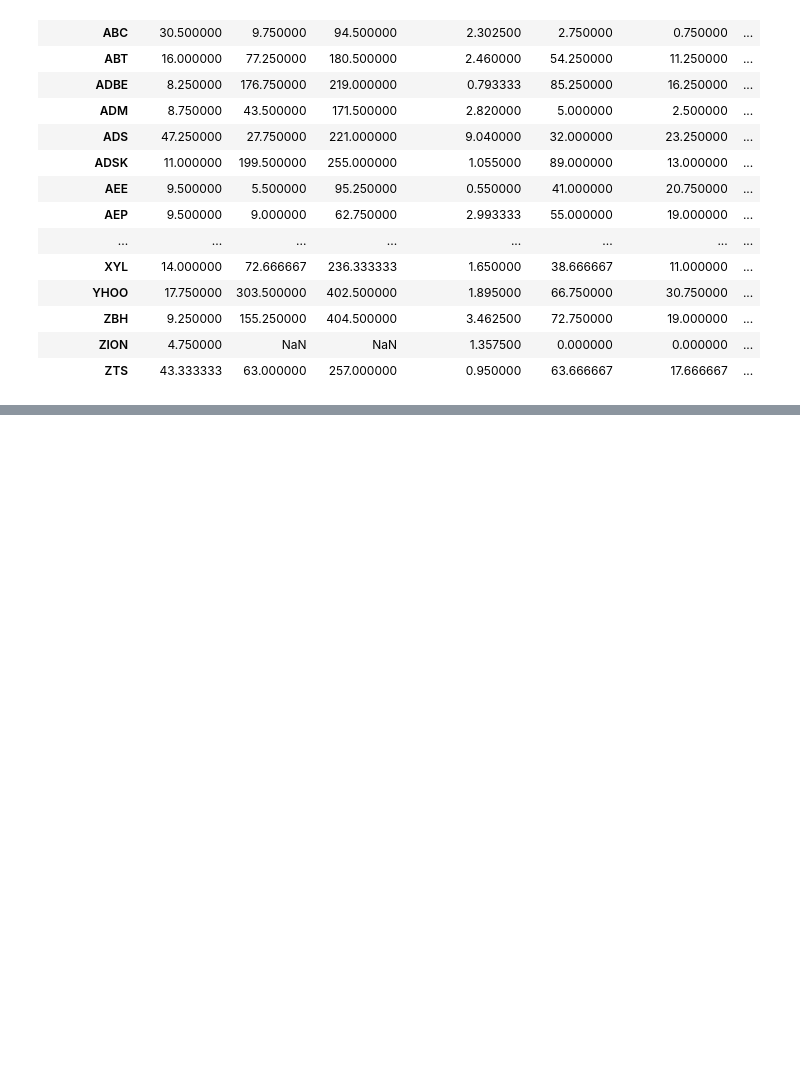
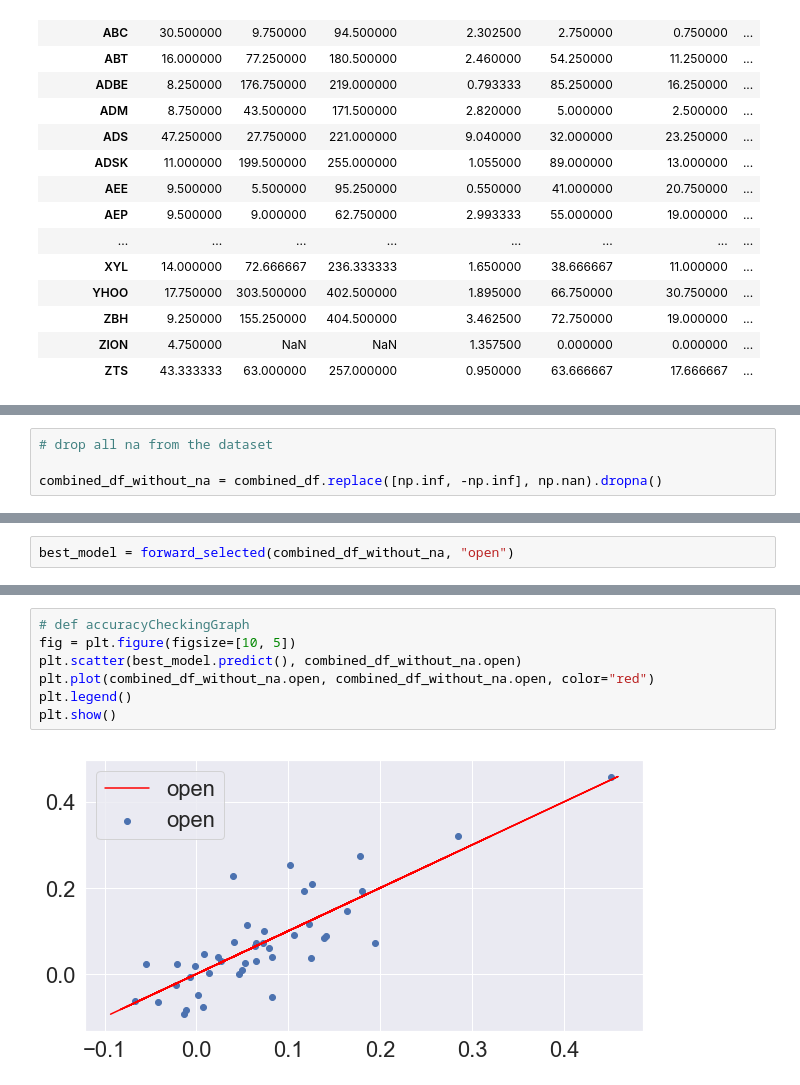
Before and after one commit to itskevinwin/INFO370-Project, a Jupyter notebook: Untitled.ipynb, the cells around one changed output, grey strips where cells are left out. Cells and saved outputs as stored; diff of their text form; blank space fills up the shorter version.

```diff
--- a/Untitled.ipynb
+++ b/Untitled.ipynb
@@ -307,0 +333,4 @@ NameError: name 'NaN' is not defined
+# %%
+# drop all na from the dataset
+
+combined_df_without_na = combined_df.replace([np.inf, -np.inf], np.nan).dropna()
@@ -307,0 +504,2 @@ NameError: name 'NaN' is not defined
+# %%
+best_model = forward_selected(combined_df_without_na, "open")
@@ -307,0 +550,9 @@ NameError: name 'NaN' is not defined
+# %%
+# def accuracyCheckingGraph
+fig = plt.figure(figsize=[10, 5])
+plt.scatter(best_model.predict(), combined_df_without_na.open)
+plt.plot(combined_df_without_na.open, combined_df_without_na.open, color="red")
+plt.legend()
+plt.show()
+# %% [output]
+[figure, added]
```
Also changed, not shown: parts of 20 cells of this notebook.
